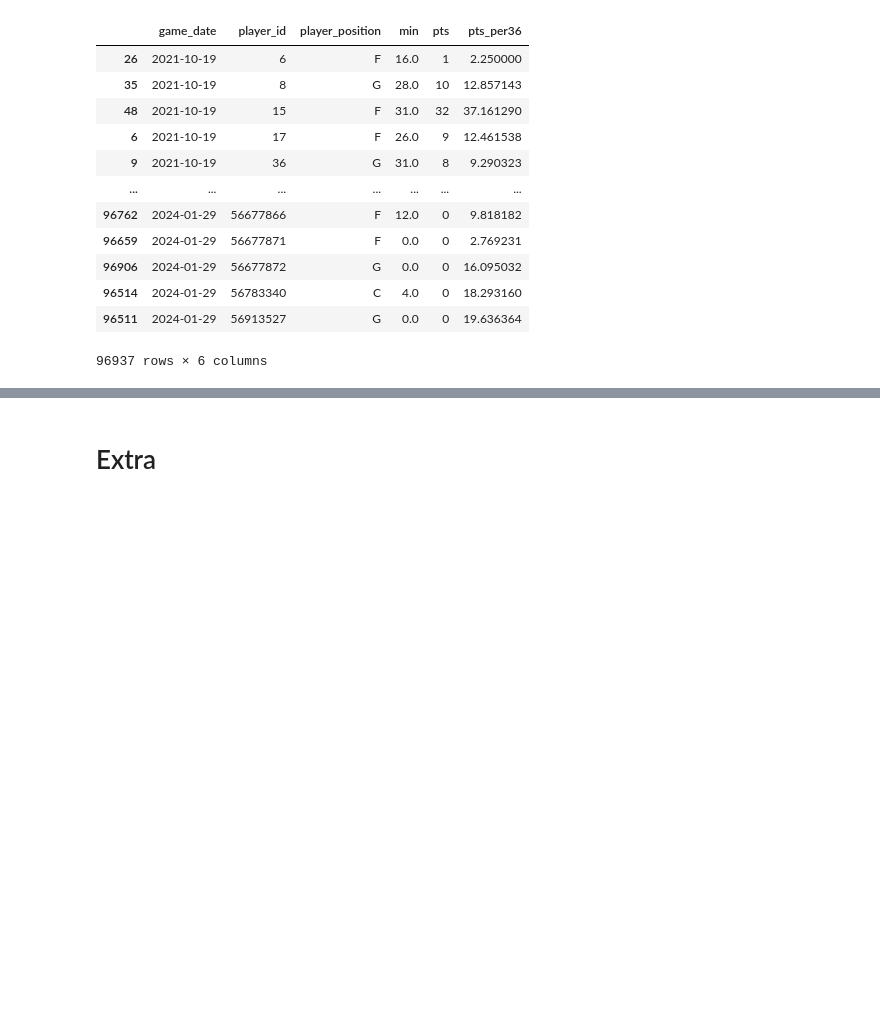
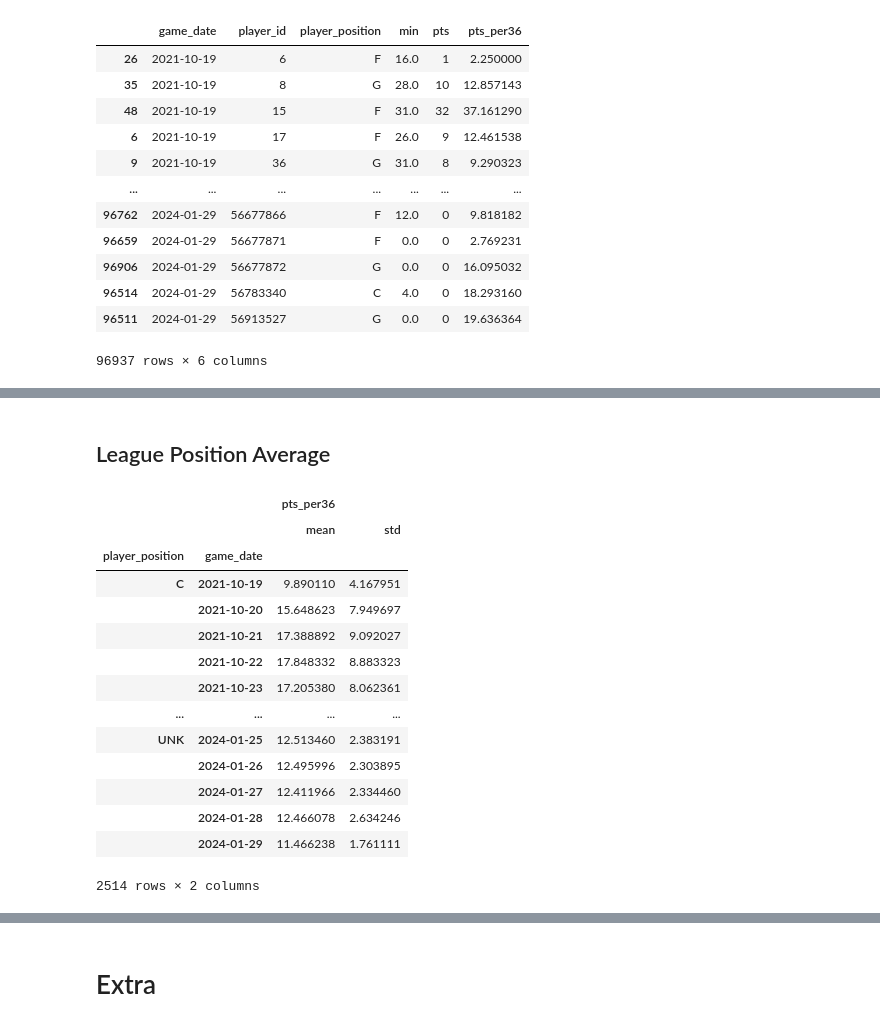
Before and after one commit to curtishiga/NBAstats, a Jupyter notebook: NBA Analysis.ipynb, the cells around one changed output, grey strips where cells are left out. Saved outputs shown, nothing was run; the diff lists cells and outputs as text; code cells hidden in the pictures; blank space fills up the shorter version.

```diff
--- a/NBA Analysis.ipynb
+++ b/NBA Analysis.ipynb
@@ -346,3 +358,0 @@ stats_dates_pos[(stats_dates_pos['game_date'] == '2021-10-20')
-# %%
-actual_eff_merged.sort_values('game_date',
-                             inplace = True)
@@ -463,0 +359,60 @@ player_eff_stats = pd.merge(rel_stats,
+# %% [markdown]
+## League Position Average
+# %%
+def league_player_pts_stats(group):
+    '''
+    Grouping function to get standard deviation of pts_per36 for each player on a given date
+    Need to account for offseason/days where there are no games
+    '''
+    # Sort by date and player prior to resampling
+    group_sorted = group.sort_values(['game_date','player_id'])\
+                        .set_index(['game_date'])
+
+    # Resample data to daily by each player
+    ## Forward fill blank values
+    group_resampled = group_sorted.groupby('player_id')\
+                        .resample('1D')\
+                        [['pts_per36']]\
+                        .last()
+
+    # Were games played on date
+    ## Due to resample, dates in the off season were added
+    ## Need to remove; will cause calculations over at the beginning of each season
+    date_no_minutes = group_resampled.groupby(level = 1)\
+                        .apply(lambda x: x.isna()\
+                                           .all()
+                              )
+
+    # Drop dates with no games
+    ## Includes in-season breaks
+    date_no_games = date_no_minutes[(date_no_minutes['pts_per36'] == True)].index
+
+    group_resampled.drop(index = date_no_games,
+                        level = 1,
+                        inplace = True)
+
+    # Forward fill values by player
+    final_group_resampled = group_resampled.groupby(level = [0])[['pts_per36']].ffill()
+
+    # Calculate the standard deviation of pts_per36 for all players by date
+    final_rolling_stats = final_group_resampled.groupby(level = 1).agg(['mean','std'])
+
+    return final_rolling_stats
+# %%
+actual_eff_merged.groupby('player_position').apply(league_player_pts_stats)
+# %% [output]
+|  |  | pts_per36 |  |
+|  |  | mean | std |
+| player_position | game_date |  |  |
+| C | 2021-10-19 | 9.890110 | 4.167951 |
+|  | 2021-10-20 | 15.648623 | 7.949697 |
+|  | 2021-10-21 | 17.388892 | 9.092027 |
+|  | 2021-10-22 | 17.848332 | 8.883323 |
+|  | 2021-10-23 | 17.205380 | 8.062361 |
+| ... | ... | ... | ... |
+| UNK | 2024-01-25 | 12.513460 | 2.383191 |
+|  | 2024-01-26 | 12.495996 | 2.303895 |
+|  | 2024-01-27 | 12.411966 | 2.334460 |
+|  | 2024-01-28 | 12.466078 | 2.634246 |
+|  | 2024-01-29 | 11.466238 | 1.761111 |
+2514 rows × 2 columns
```
Also changed, not shown: parts of 62 cells of this notebook, 1 other file.
